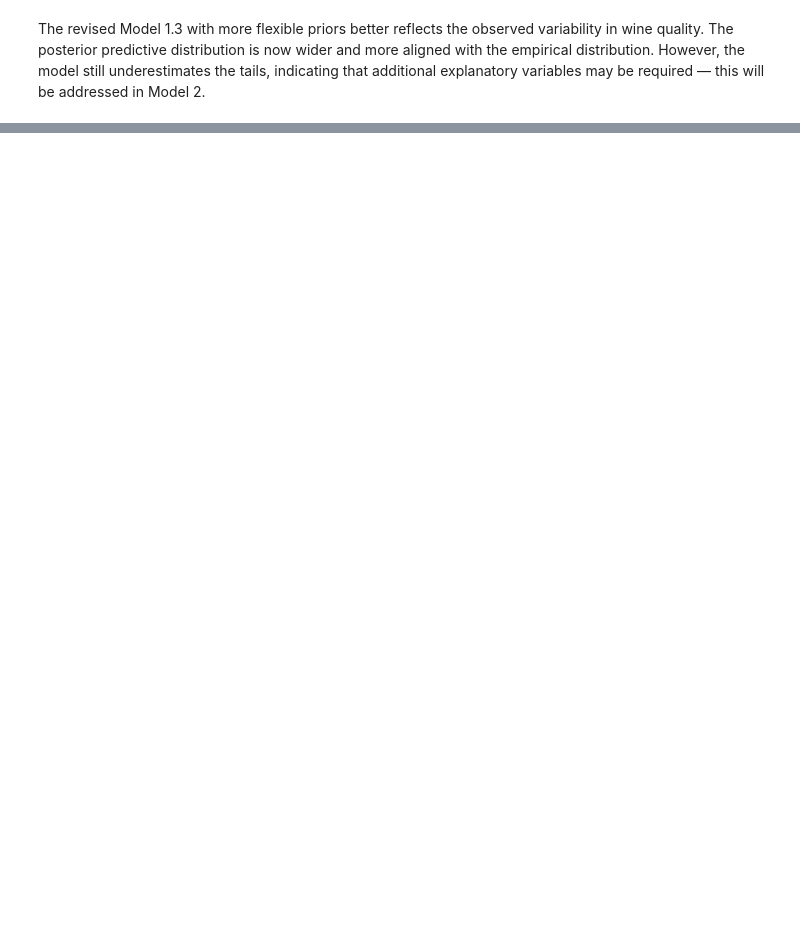
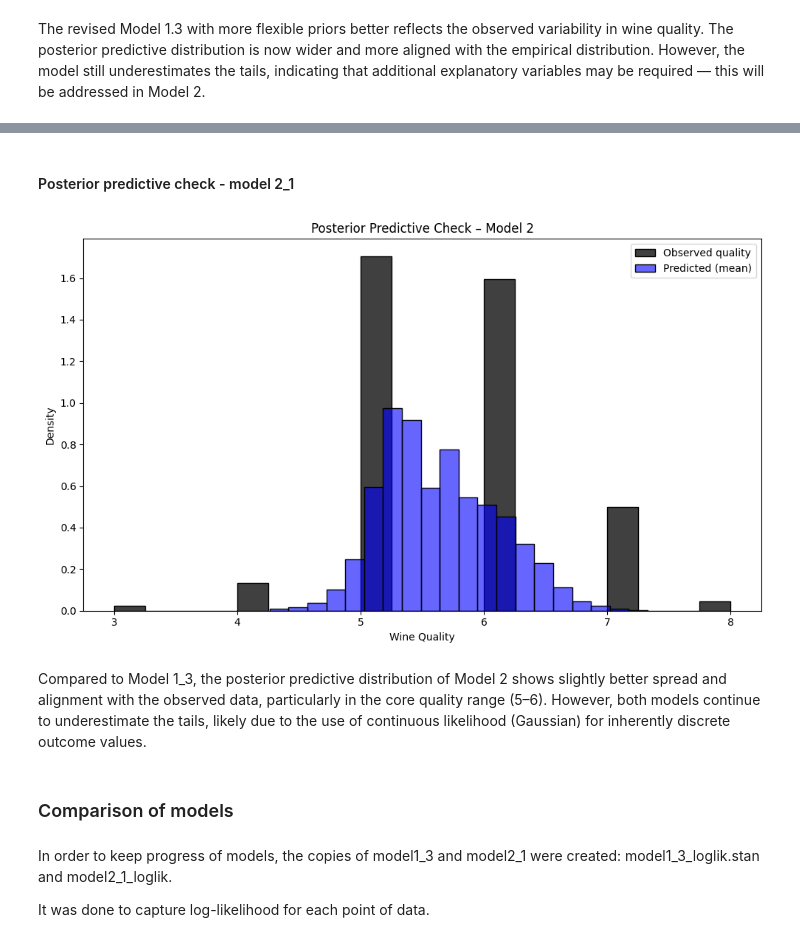
Before and after one commit to zacky111/Data_analytics, a Jupyter notebook: main.ipynb, the cells around one changed output, grey strips where cells are left out. Drawn from its saved outputs; the diff is of its cells as text; code cells hidden in the pictures; blank space fills up the shorter version.

```diff
--- a/main.ipynb
+++ b/main.ipynb
@@ -691,0 +835,49 @@ To be done now: creation of Model 2 (probably 2_1, 2_2 ...) with predictors:alco
+# %% [markdown]
+#### Posterior predictive check - model 2_1
+# %%
+import numpy as np
+import seaborn as sns
+import matplotlib.pyplot as plt
+
+# Zakładamy, że fit2 to wynik Modelu 2
+posterior_df = fit2.draws_pd()
+alpha_samples = posterior_df["alpha"].values
+sigma_samples = posterior_df["sigma"].values
+
+# Wyciągnięcie beta[1] do beta[5]
+beta_samples = posterior_df[[f"beta[{i}]" for i in range(1, 6)]].values
+
+# Posterior predictive simulation
+n_draws = 500
+y_pred_samples = []
+
+for i in range(n_draws):
+    mu = X_scaled_model2 @ beta_samples[i] + alpha_samples[i]
+    y_sim = np.random.normal(mu, sigma_samples[i])
+    y_pred_samples.append(y_sim)
+
+# Średnia predykcja z posteriora
+y_pred_samples = np.array(y_pred_samples)
+y_pred_mean = y_pred_samples.mean(axis=0)
+
+# Wykres słupkowy (jak w Modelu 1_3)
+plt.figure(figsize=(10, 6))
+sns.histplot(y, bins=20, color="black", label="Observed quality", stat="density")
+sns.histplot(y_pred_mean, bins=20, color="blue", alpha=0.6, label="Predicted (mean)", stat="density")
+
+plt.title("Posterior Predictive Check – Model 2")
+plt.xlabel("Wine Quality")
+plt.ylabel("Density")
+plt.legend()
+plt.tight_layout()
+plt.show()
+# %% [output]
+[figure, added]
+# %% [markdown]
+Compared to Model 1_3, the posterior predictive distribution of Model 2 shows slightly better spread and alignment with the observed data, particularly in the core quality range (5–6). However, both models continue to underestimate the tails, likely due to the use of continuous likelihood (Gaussian) for inherently discrete outcome values.
+# %% [markdown]
+### Comparison of models
+# %% [markdown]
+In order to keep progress of models, the copies of model1_3 and model2_1 were created: model1_3_loglik.stan and model2_1_loglik.
+
+It was done to capture log-likelihood for each point of data.
```
Also changed, not shown: parts of 23 cells of this notebook, 7 other files.
